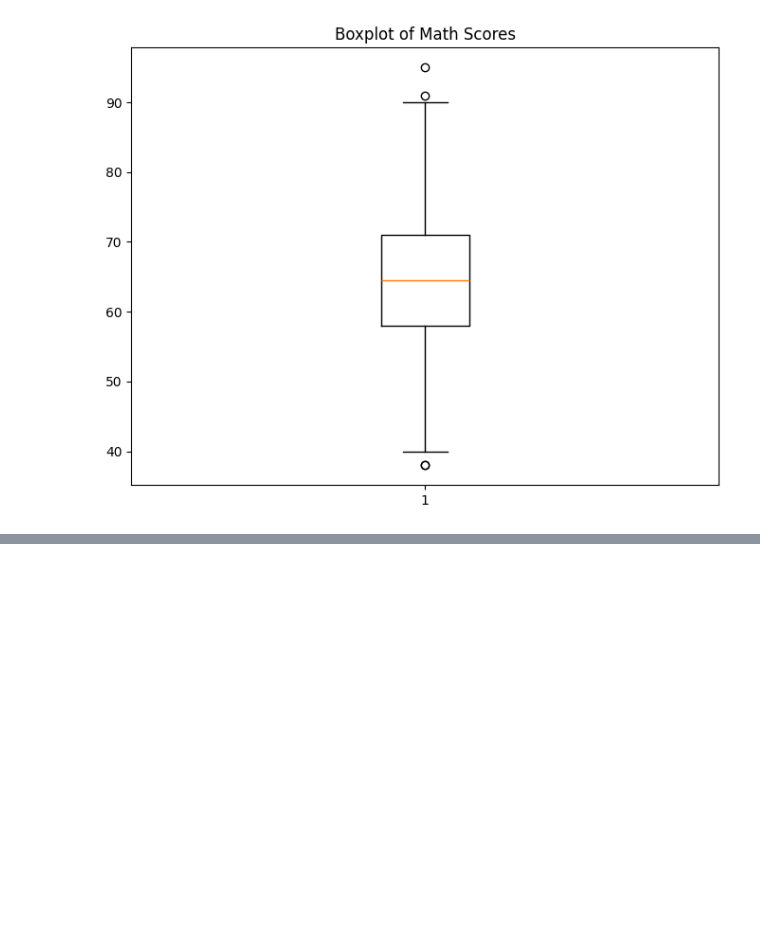
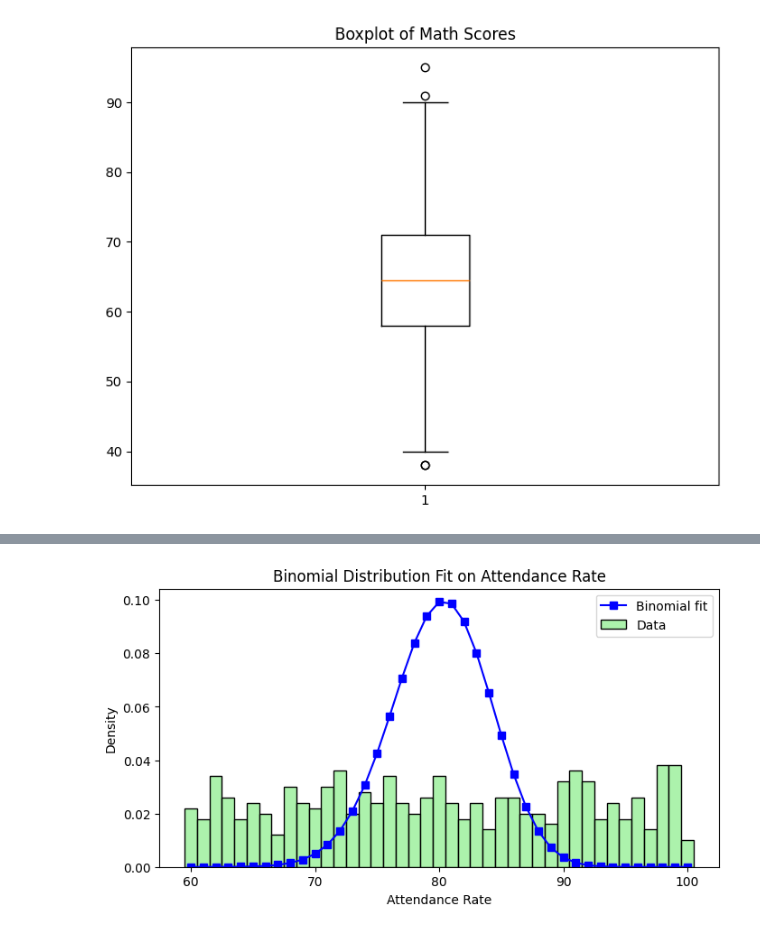
Before and after one commit to chandraparsad3/ML, a Jupyter notebook: DataScience/Datascience.ipynb, the cells around one changed output, grey strips where cells are left out. Cells and saved outputs as stored; diff of their text form; code cells hidden in the pictures; blank space fills up the shorter version.

```diff
--- a/DataScience/Datascience.ipynb
+++ b/DataScience/Datascience.ipynb
@@ -100,0 +122,21 @@ plt.show()
+# %%
+from scipy.stats import binom
+
+data = df['Attendance_Rate'].round().astype(int)
+
+plt.figure(figsize=(8, 4))
+sns.histplot(data, bins=range(data.min(), data.max() + 2), stat='density', discrete=True, color='lightgreen', label='Data')
+
+n_binom = data.max()
+p_binom = data.mean() / n_binom if n_binom != 0 else 0
+x = np.arange(data.min(), data.max() + 1)
+binom_pmf = binom.pmf(x, n=n_binom, p=p_binom)
+plt.plot(x, binom_pmf, 's-', color='blue', label='Binomial fit')
+
+plt.title('Binomial Distribution Fit on Attendance Rate')
+plt.xlabel('Attendance Rate')
+plt.ylabel('Density')
+plt.legend()
+plt.show()
+# %% [output]
+[figure, added]
```
Also changed, not shown: parts of 3 cells of this notebook.
